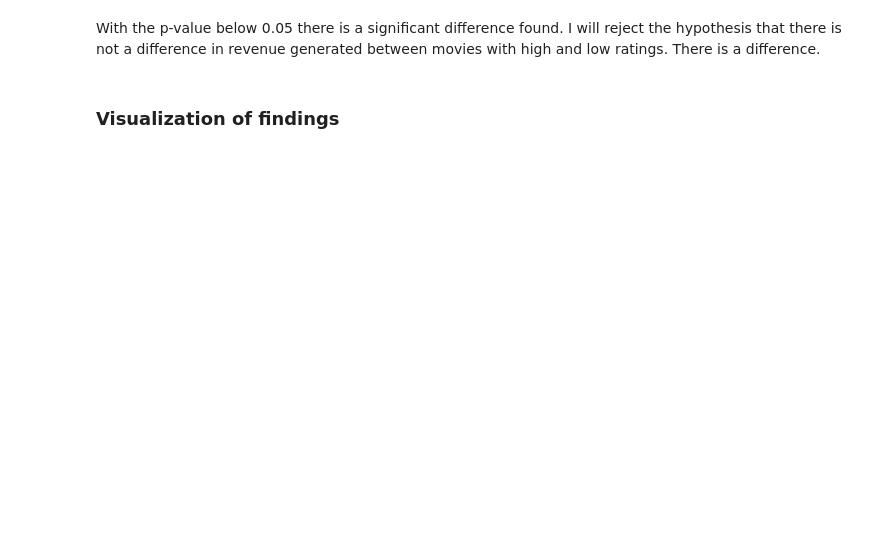
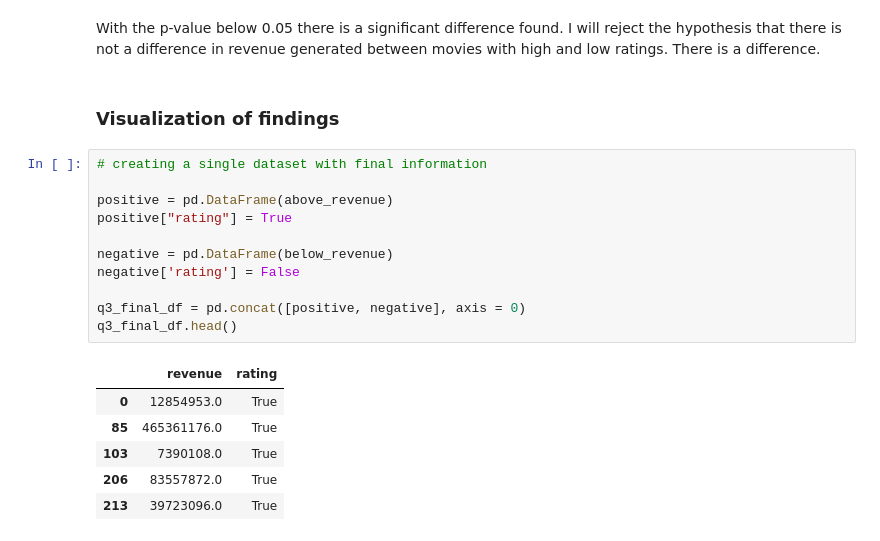
Before and after one commit to laffertybrian/Extract-Transform-and-Load, a Jupyter notebook: Project 3 Hypothesis Testing.ipynb, the cells around one changed output. Saved outputs shown, nothing was run; the diff lists cells and outputs as text; blank space fills up the shorter version.

```diff
--- a/Project 3 Hypothesis Testing.ipynb
+++ b/Project 3 Hypothesis Testing.ipynb
@@ -639,3 +648,21 @@ Ttest_indResult(statistic=7.249870205876073, pvalue=3.5039877953647673e-12)
 With the p-value below 0.05 there is a significant difference found. I will reject the hypothesis that there is not a difference in revenue generated between movies with high and low ratings. There is a difference.
 # %% [markdown]
 ### Visualization of findings
+# %%
+# creating a single dataset with final information
+
+positive = pd.DataFrame(above_revenue)
+positive["rating"] = True
+
+negative = pd.DataFrame(below_revenue)
+negative['rating'] = False
+
+q3_final_df = pd.concat([positive, negative], axis = 0)
+q3_final_df.head()
+# %% [output]
+|  | revenue | rating |
+| 0 | 12854953.0 | True |
+| 85 | 465361176.0 | True |
+| 103 | 7390108.0 | True |
+| 206 | 83557872.0 | True |
+| 213 | 39723096.0 | True |
```
Also changed, not shown: parts of 17 cells of this notebook.
